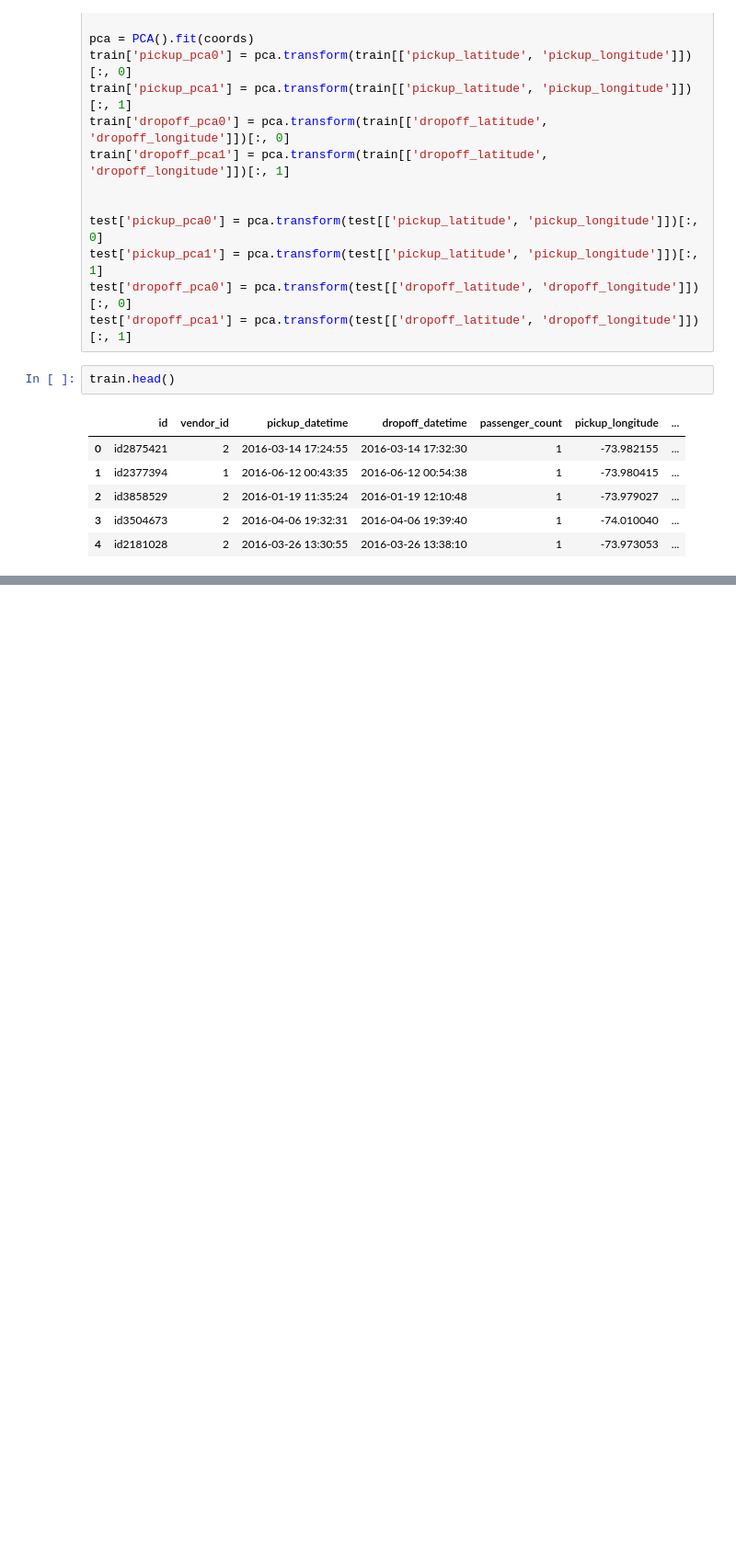
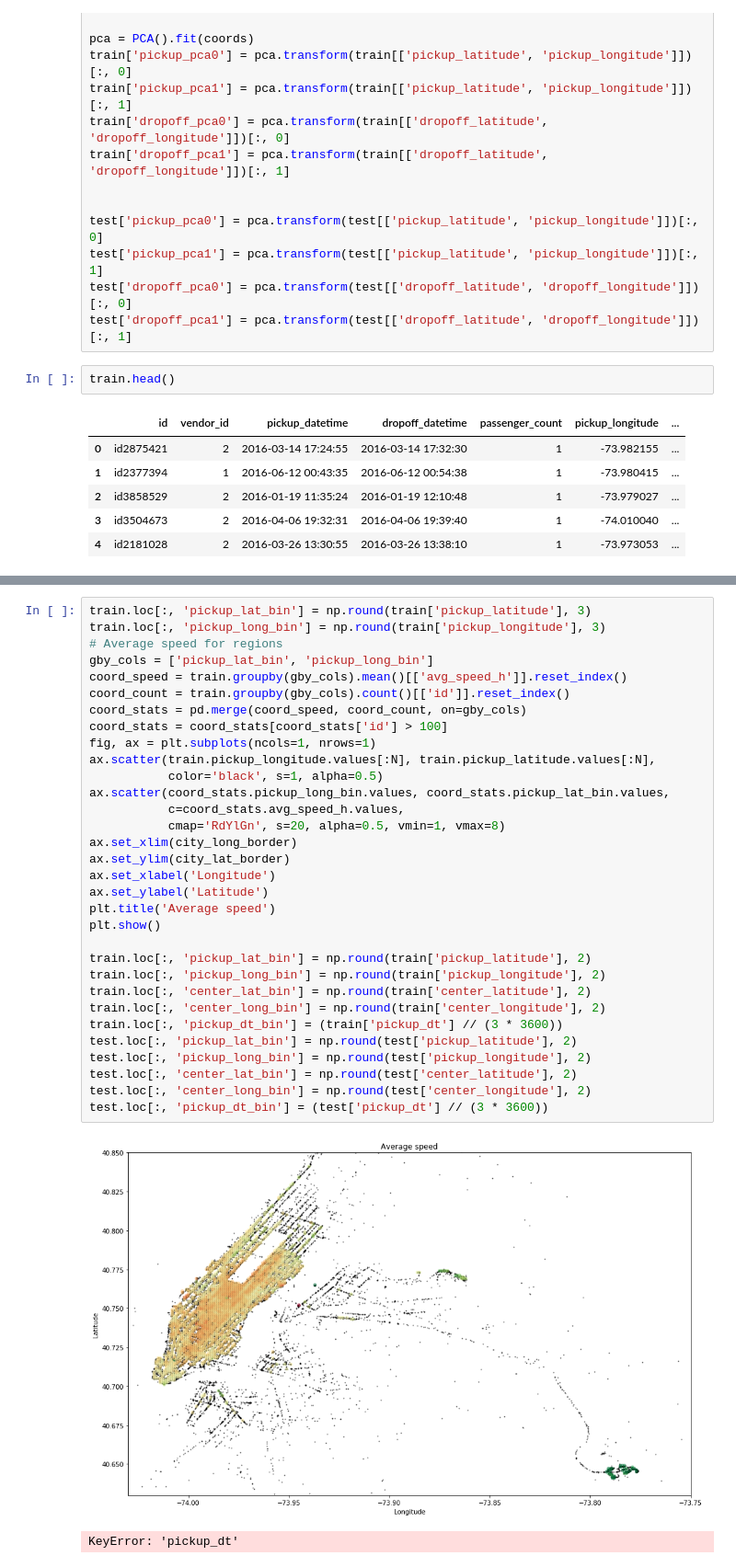
Before and after one commit to GaryLuoLuo/Data_Mining_Project_Jiahui_Qin_Zhe, a Jupyter notebook: PCA.ipynb, the cells around one changed output, grey strips where cells are left out. Shown: that part at 92% size. Drawn from its saved outputs; the diff is of its cells as text; blank space fills up the shorter version.

```diff
--- a/PCA.ipynb
+++ b/PCA.ipynb
@@ -64,0 +144,35 @@ plt.show()
+# %%
+train.loc[:, 'pickup_lat_bin'] = np.round(train['pickup_latitude'], 3)
+train.loc[:, 'pickup_long_bin'] = np.round(train['pickup_longitude'], 3)
+# Average speed for regions
+gby_cols = ['pickup_lat_bin', 'pickup_long_bin']
+coord_speed = train.groupby(gby_cols).mean()[['avg_speed_h']].reset_index()
+coord_count = train.groupby(gby_cols).count()[['id']].reset_index()
+coord_stats = pd.merge(coord_speed, coord_count, on=gby_cols)
+coord_stats = coord_stats[coord_stats['id'] > 100]
+fig, ax = plt.subplots(ncols=1, nrows=1)
+ax.scatter(train.pickup_longitude.values[:N], train.pickup_latitude.values[:N],
+           color='black', s=1, alpha=0.5)
+ax.scatter(coord_stats.pickup_long_bin.values, coord_stats.pickup_lat_bin.values,
+           c=coord_stats.avg_speed_h.values,
+           cmap='RdYlGn', s=20, alpha=0.5, vmin=1, vmax=8)
+ax.set_xlim(city_long_border)
+ax.set_ylim(city_lat_border)
+ax.set_xlabel('Longitude')
+ax.set_ylabel('Latitude')
+plt.title('Average speed')
+plt.show()
+
+train.loc[:, 'pickup_lat_bin'] = np.round(train['pickup_latitude'], 2)
+train.loc[:, 'pickup_long_bin'] = np.round(train['pickup_longitude'], 2)
+train.loc[:, 'center_lat_bin'] = np.round(train['center_latitude'], 2)
+train.loc[:, 'center_long_bin'] = np.round(train['center_longitude'], 2)
+train.loc[:, 'pickup_dt_bin'] = (train['pickup_dt'] // (3 * 3600))
+test.loc[:, 'pickup_lat_bin'] = np.round(test['pickup_latitude'], 2)
+test.loc[:, 'pickup_long_bin'] = np.round(test['pickup_longitude'], 2)
+test.loc[:, 'center_lat_bin'] = np.round(test['center_latitude'], 2)
+test.loc[:, 'center_long_bin'] = np.round(test['center_longitude'], 2)
+test.loc[:, 'pickup_dt_bin'] = (test['pickup_dt'] // (3 * 3600))
+# %% [output]
+[figure, added]
+KeyError: 'pickup_dt'
```
Also changed, not shown: parts of 8 cells of this notebook.
